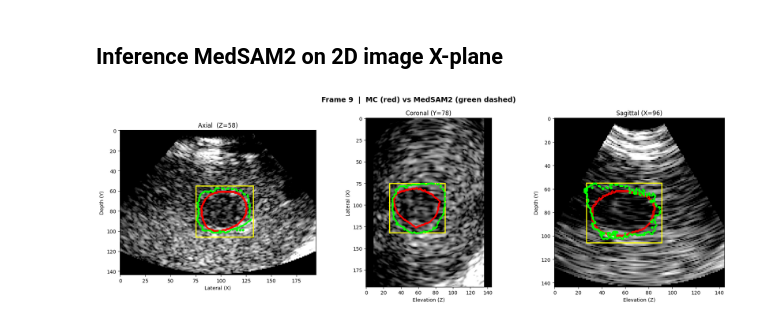
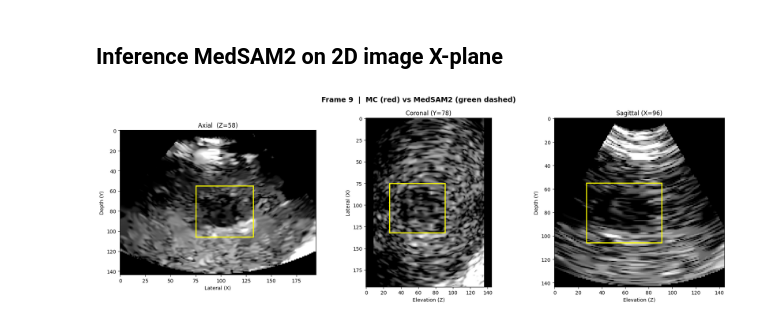
Before and after one commit to QuantUS-OpenSource/QuantUS-Backend-CEUS, a Jupyter notebook: CLI-Demos/MedSam2_inference.ipynb, the cells around one changed output. Saved outputs shown, nothing was run; the diff lists cells and outputs as text; code cells hidden in the pictures.

```diff
--- a/CLI-Demos/MedSam2_inference.ipynb
+++ b/CLI-Demos/MedSam2_inference.ipynb
@@ -59,7 +58,6 @@ seg_data = seg_loading_step(seg_type, image_data, seg_path, CEUS_scan_path, **se
 # Use inline backend - MORE RELIABLE for Jupyter
 %matplotlib inline
 
-import cv2
 from IPython.display import clear_output
 import matplotlib.pyplot as plt
 import numpy as np
@@ -68,17 +66,26 @@ import imageio
 from PIL import Image
 import matplotlib.patches as patches
 from tqdm import tqdm
+from skimage.restoration import denoise_nl_means, estimate_sigma
 
 def enhance_bmode_noise(image_slice, p_low_percentile=15.0, p_high_percentile=98.0):
-    non_zero = image_slice[image_slice != 0]
+    bmode_frame = image_slice.astype(np.float32)                      # (Z', X, Y)
+    sigma_bmode_est = float(np.mean(estimate_sigma(bmode_frame)))
+    bmode_denoised = denoise_nl_means(
+           image_slice.astype(np.float32),
+            h=1.15 * sigma_bmode_est, sigma=sigma_bmode_est,
+            patch_size=5, patch_distance=6, fast_mode=True,
+    )
+
+    non_zero = bmode_denoised[bmode_denoised != 0]
     # Compute 10th and 90th percentile on non-zero values
     p_low = np.percentile(non_zero, p_low_percentile)
     p_high = np.percentile(non_zero, p_high_percentile)
 
     # Clip and normalize to 0-255
-    clipped_slice = np.clip(image_slice, p_low, p_high)
+    clipped_slice = np.clip(bmode_denoised, p_low, p_high)
     normalized_slice = ((clipped_slice - p_low) / (p_high - p_low) * 255).astype(np.uint8)
-
+    # normalized_slice = bmode_denoised
     return normalized_slice
 
 
@@ -1134,6 +1108,7 @@ for frame_idx in tqdm(range(start_frame, end_frame), desc="MedSAM2 3-plane segme
     # bbox: x→col (lateral), y→row (depth)  ✓ already correct after .T   #
     # ================================================================== #
     axial_slice = volume[:, :, z_mid].T                          # (Y, X)
+    axial_slice = enhance_bmode_noise(axial_slice)  # optional: enhance contrast for visualization
     axial_rgb   = slice_to_rgb(axial_slice)
     axial_bbox  = np.array([bbox.x_min, bbox.y_min,
                             bbox.x_max, bbox.y_max], dtype=np.float32)
@@ -1146,6 +1121,7 @@ for frame_idx in tqdm(range(start_frame, end_frame), desc="MedSAM2 3-plane segme
     # bbox prompt: x→col=Z, y→row=X                                       #
     # ================================================================== #
     coronal_slice = volume[:, y_mid, :]                          # (X, Z)
+    coronal_slice = enhance_bmode_noise(coronal_slice)  # optional: enhance contrast for visualization
     coronal_rgb   = slice_to_rgb(coronal_slice)
     coronal_bbox  = np.array([bbox.z_min, bbox.x_min,
                               bbox.z_max, bbox.x_max], dtype=np.float32)
@@ -1158,6 +1134,7 @@ for frame_idx in tqdm(range(start_frame, end_frame), desc="MedSAM2 3-plane segme
     # bbox prompt: x→col=Z, y→row=Y                                       #
     # ================================================================== #
     sagittal_slice = volume[x_mid, :, :]                         # (Y, Z)
+    sagittal_slice = enhance_bmode_noise(sagittal_slice)  # optional: enhance contrast for visualization
     sagittal_rgb   = slice_to_rgb(sagittal_slice)
     sagittal_bbox  = np.array([bbox.z_min, bbox.y_min,
                                bbox.z_max, bbox.y_max], dtype=np.float32)
@@ -1196,35 +1173,35 @@ for frame_idx in tqdm(range(start_frame, end_frame), desc="MedSAM2 3-plane segme
         {
             "label":  f"Sagittal (X={x_mid})",
             "xlabel": "Elevation (Z)",
             "ylabel": "Depth (Y)",
             "slice":  sagittal_slice,
             "pred":   sagittal_pred,
             "mc":     sagittal_mc,
             "rect":   patches.Rectangle(
                           (bbox.z_min, bbox.y_min),
                           bbox.z_max - bbox.z_min,
                           bbox.y_max - bbox.y_min,
                           edgecolor='yellow', facecolor='none', linewidth=2),
         },
     ]
 
     for col, v in enumerate(views):
         img_disp = enhance_bmode_noise(v["slice"])
 
         axes[col].imshow(img_disp, cmap='gray')
         axes[col].add_patch(v["rect"])
-        axes[col].contour(get_mask_boundary(v["mc"].astype(bool)),
-                          colors='red', linewidths=2)
-        axes[col].contour(v["pred"],
-                          colors='lime', linewidths=2, linestyles='dashed')
+        # axes[col].contour(get_mask_boundary(v["mc"].astype(bool)),
+        #                   colors='red', linewidths=2)
+        # axes[col].contour(v["pred"],
+        #                   colors='lime', linewidths=2, linestyles='dashed')
         axes[col].set_title(f'{v["label"]}', fontsize=12)
         axes[col].set_xlabel(v["xlabel"])
         axes[col].set_ylabel(v["ylabel"])
 
     fig.suptitle(f'Frame {frame_idx}  |  MC (red) vs MedSAM2 (green dashed)',
                  fontsize=14, fontweight='bold')
     plt.tight_layout()
     plt.show()
     plt.close(fig)
 # %% [output]
-[figure, old version]
+[figure, new version]
```
Also changed, not shown: parts of 7 cells of this notebook, 2 other files.
